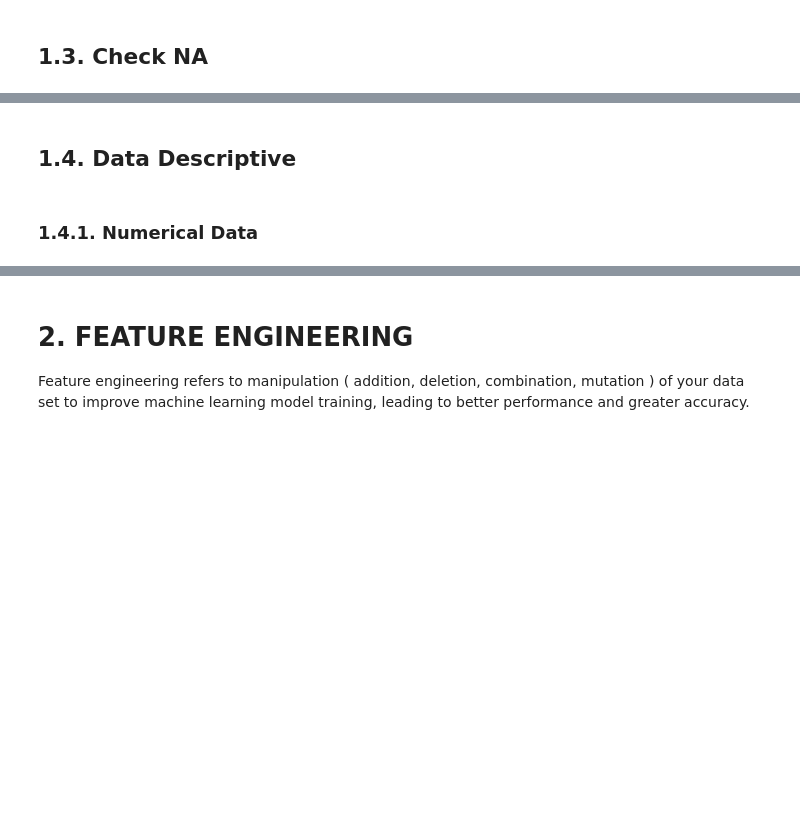
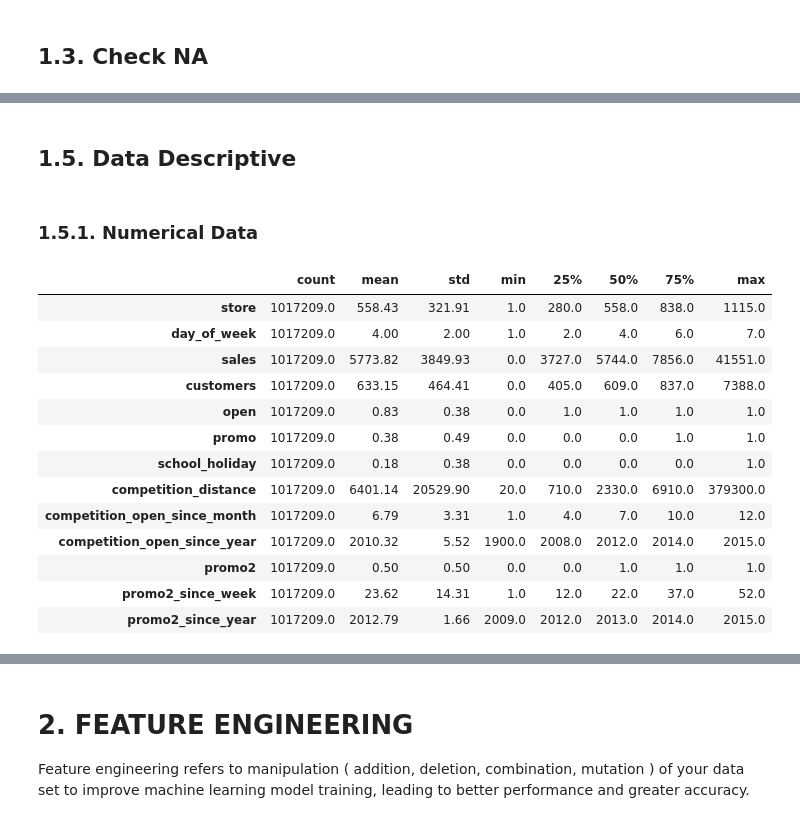
Before and after one commit to Guilherme-Souza-Bastos/rossman_forecast_sales, a Jupyter notebook: jupyter_notebook/rossman_forecast_sales.ipynb, the cells around one changed output, grey strips where cells are left out. Drawn from its saved outputs; the diff is of its cells as text; code cells hidden in the pictures; blank space fills up the shorter version.

```diff
--- a/jupyter_notebook/rossman_forecast_sales.ipynb
+++ b/jupyter_notebook/rossman_forecast_sales.ipynb
@@ -22,0 +143,25 @@ df1 = df_raw.copy()
+# %%
+# competition_distance - if there ins't competition nearby, is reasonable to assume competition_distance is a large number
+max_distance = df1['competition_distance'].max()
+df1['competition_distance'] = df1['competition_distance'].apply(lambda x: (5*max_distance) if math.isnan(x) else x)
+
+# competition_open_since_month - if there is no competitor nearby or we don't know when it opened, we assume the date of the last sell
+df1['competition_open_since_month'] = df1.apply(lambda x: x['date'].month if math.isnan(x['competition_open_since_month'])
+                                                                          else x['competition_open_since_month'], axis=1)
+
+# competition_open_since_year
+df1['competition_open_since_year'] = df1.apply(lambda x: x['date'].year if math.isnan(x['competition_open_since_year'])
+                                                                        else x['competition_open_since_year'], axis=1)
+
+# promo2_since_week
+df1['promo2_since_week'] = df1.apply(
+    lambda x: x['date'].week if math.isnan(x['promo2_since_week'])
+                             else x['promo2_since_week'], axis=1)
+
+#promo2_since_year
+df1['promo2_since_year'] = df1.apply(
+    lambda x: x['date'].year if math.isnan(x['promo2_since_year'])
+                             else x['promo2_since_year'], axis=1)
+
+# promo_interval
+df1['promo_interval'].fillna(0, inplace=True)
@@ -23,2 +243,2 @@ df1 = df_raw.copy()
 # %% [markdown]
-## 1.4. Data Descriptive
+## 1.5. Data Descriptive
@@ -25,2 +248,19 @@ df1 = df_raw.copy()
 # %% [markdown]
-### 1.4.1.  Numerical Data
+### 1.5.1.  Numerical Data
+# %%
+np.round( num_attributes.describe(),2 ).T
+# %% [output]
+|  | count | mean | std | min | 25% | 50% | 75% | max |
+| store | 1017209.0 | 558.43 | 321.91 | 1.0 | 280.0 | 558.0 | 838.0 | 1115.0 |
+| day_of_week | 1017209.0 | 4.00 | 2.00 | 1.0 | 2.0 | 4.0 | 6.0 | 7.0 |
+| sales | 1017209.0 | 5773.82 | 3849.93 | 0.0 | 3727.0 | 5744.0 | 7856.0 | 41551.0 |
+| customers | 1017209.0 | 633.15 | 464.41 | 0.0 | 405.0 | 609.0 | 837.0 | 7388.0 |
+| open | 1017209.0 | 0.83 | 0.38 | 0.0 | 1.0 | 1.0 | 1.0 | 1.0 |
+| promo | 1017209.0 | 0.38 | 0.49 | 0.0 | 0.0 | 0.0 | 1.0 | 1.0 |
+| school_holiday | 1017209.0 | 0.18 | 0.38 | 0.0 | 0.0 | 0.0 | 0.0 | 1.0 |
+| competition_distance | 1017209.0 | 6401.14 | 20529.90 | 20.0 | 710.0 | 2330.0 | 6910.0 | 379300.0 |
+| competition_open_since_month | 1017209.0 | 6.79 | 3.31 | 1.0 | 4.0 | 7.0 | 10.0 | 12.0 |
+| competition_open_since_year | 1017209.0 | 2010.32 | 5.52 | 1900.0 | 2008.0 | 2012.0 | 2014.0 | 2015.0 |
+| promo2 | 1017209.0 | 0.50 | 0.50 | 0.0 | 0.0 | 1.0 | 1.0 | 1.0 |
+| promo2_since_week | 1017209.0 | 23.62 | 14.31 | 1.0 | 12.0 | 22.0 | 37.0 | 52.0 |
+| promo2_since_year | 1017209.0 | 2012.79 | 1.66 | 2009.0 | 2012.0 | 2013.0 | 2014.0 | 2015.0 |
```
Also changed, not shown: parts of 24 cells of this notebook, 5 other files.
